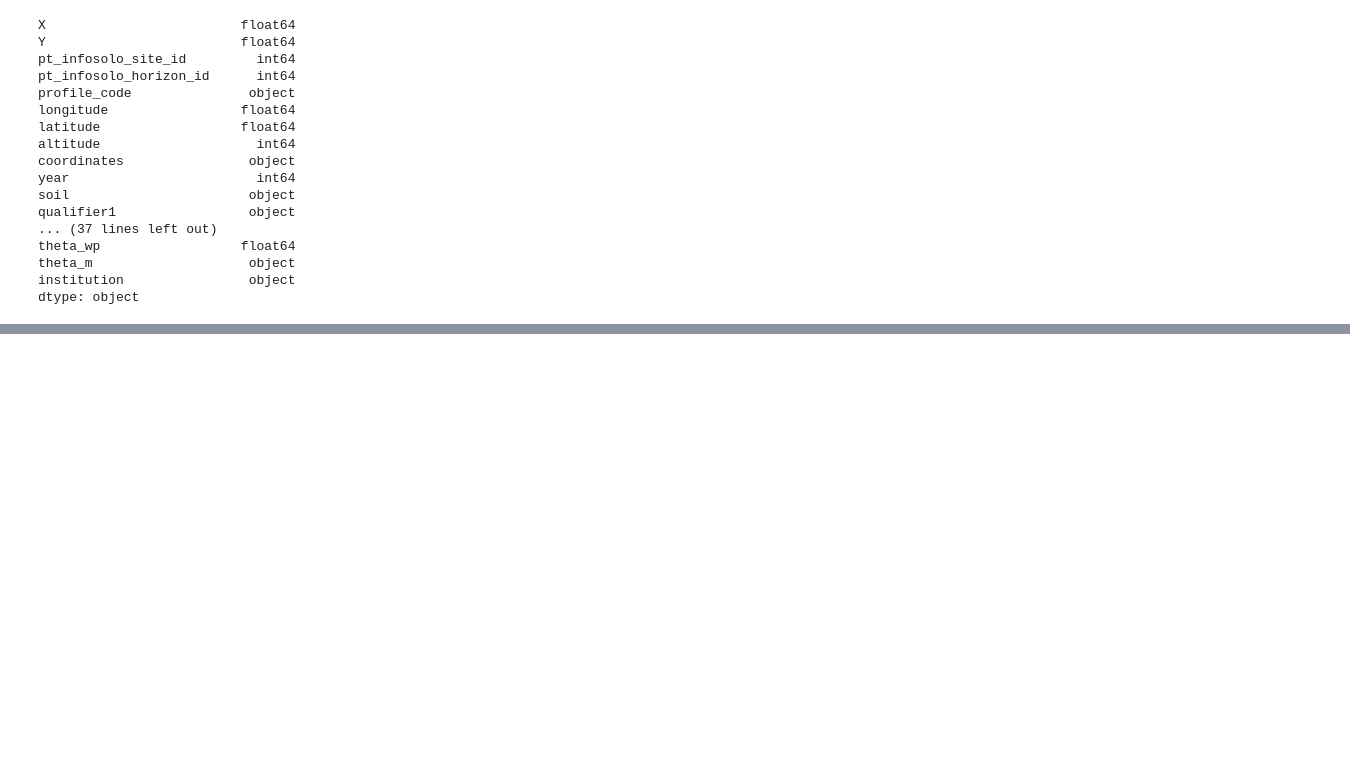
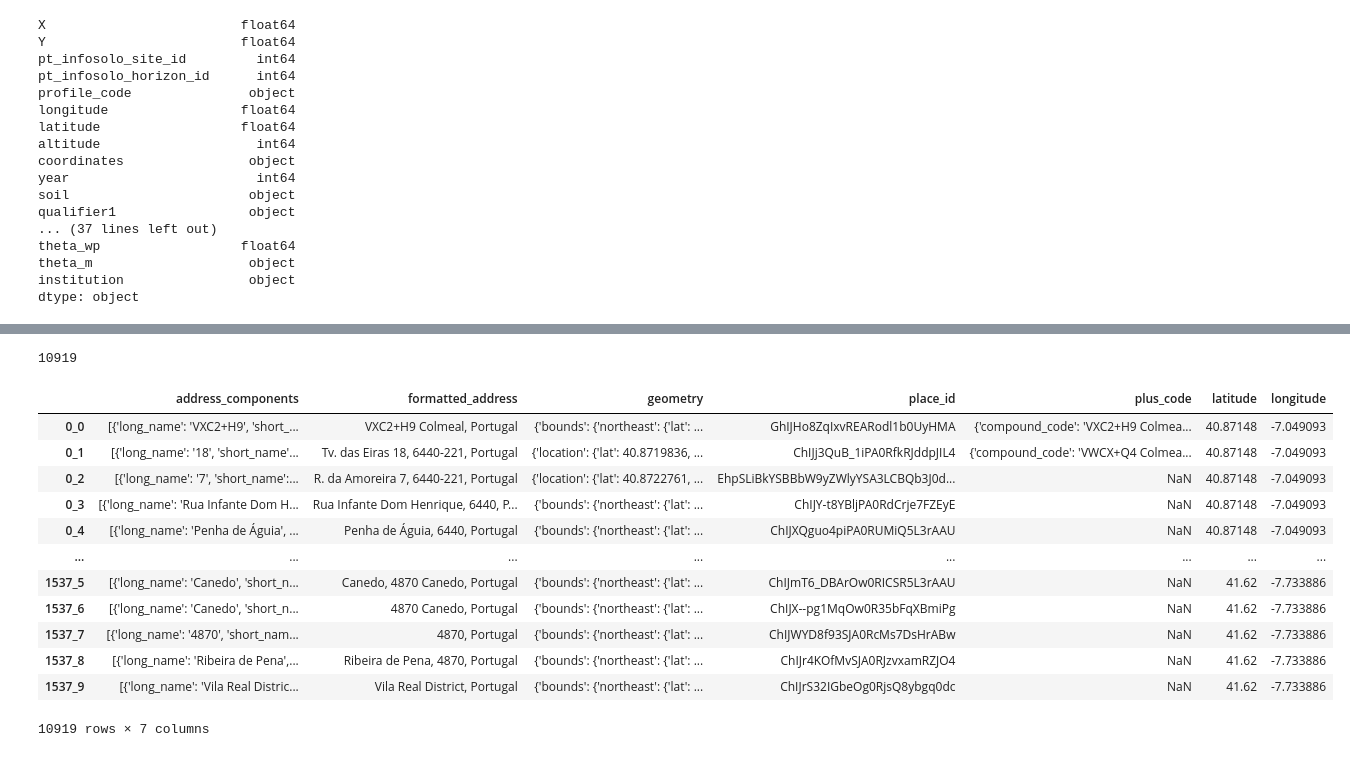
Before and after one commit to Johanvandeglind/cm_red_wine_group_7, a Jupyter notebook: Test_Geo.ipynb, the cells around one changed output, grey strips where cells are left out. Saved outputs shown, nothing was run; the diff lists cells and outputs as text; code cells hidden in the pictures; blank space fills up the shorter version.

```diff
--- a/Test_Geo.ipynb
+++ b/Test_Geo.ipynb
@@ -131,0 +106,5 @@ Created in <span style='font-weight:600;margin-left:4px;'>Deepnote</span></a>
+# %%
+# Dropping rows without a soil value
+geo_tmp['soil'].dropna(inplace = True)
+
+geo_tmp.drop(geo_tmp.loc[geo_tmp['soil'].isnull()].index, inplace=True)
@@ -131,0 +163,3 @@ Created in <span style='font-weight:600;margin-left:4px;'>Deepnote</span></a>
+# %%
+geo_tmp.drop_duplicates(subset=['latitude', 'longitude'],keep='last', inplace=True)
+# Removing duplicate coördinates to thin out the amount of markers on the map
@@ -131,0 +258,6 @@ Created in <span style='font-weight:600;margin-left:4px;'>Deepnote</span></a>
+# %%
+import requests
+import googlemaps
+gmaps = googlemaps.Client(key='AIzaSyAGB87IpIn12wgutDClLs3sn65B-HMxVHM')
+la_lo = (str(geo['latitude'].iloc[1]) + "," + str(geo['longitude'].iloc[1]))
+gmaps.reverse_geocode(la_lo)
@@ -131,0 +282,36 @@ Created in <span style='font-weight:600;margin-left:4px;'>Deepnote</span></a>
+# %%
+#http://maps.googleapis.com/maps/api/geocode/json?latlng=40.714224,-73.961452&sensor=false
+
+import requests
+import googlemaps
+gmaps = googlemaps.Client(key='AIzaSyAGB87IpIn12wgutDClLs3sn65B-HMxVHM')
+locations={}
+
+for i in range(0,len(geo_tmp)):
+    #pas op, longitude/latitude andersom bij google
+    la_lo = (str(geo['latitude'].iloc[i]) + "," + str(geo['longitude'].iloc[i]))
+    full_loc = gmaps.reverse_geocode(la_lo)
+    for x in range(len(full_loc)-1):
+        locations[f'{i}_{x}'] = gmaps.reverse_geocode(la_lo)[x]
+        locations[f'{i}_{x}']['latitude'] = geo['latitude'].iloc[i]
+        locations[f'{i}_{x}']['longitude'] = geo['longitude'].iloc[i]
+        locations[f'{i}_{x}'].pop('types')
+print(len(locations))
+big_lo_la_df = pd.DataFrame.from_dict(locations).transpose()
+
+big_lo_la_df
+# %% [output]
+10919
+|  | address_components | formatted_address | geometry | place_id | plus_code | latitude | longitude |
+| 0_0 | [{'long_name': 'VXC2+H9', 'short_... | VXC2+H9 Colmeal, Portugal | {'bounds': {'northeast': {'lat': ... | GhIJHo8ZqIxvREARodl1b0UyHMA | {'compound_code': 'VXC2+H9 Colmea... | 40.87148 | -7.049093 |
+| 0_1 | [{'long_name': '18', 'short_name'... | Tv. das Eiras 18, 6440-221, Portugal | {'location': {'lat': 40.8719836, ... | ChIJj3QuB_1iPA0RfkRJddpJIL4 | {'compound_code': 'VWCX+Q4 Colmea... | 40.87148 | -7.049093 |
+| 0_2 | [{'long_name': '7', 'short_name':... | R. da Amoreira 7, 6440-221, Portugal | {'location': {'lat': 40.8722761, ... | EhpSLiBkYSBBbW9yZWlyYSA3LCBQb3J0d... | NaN | 40.87148 | -7.049093 |
+| 0_3 | [{'long_name': 'Rua Infante Dom H... | Rua Infante Dom Henrique, 6440, P... | {'bounds': {'northeast': {'lat': ... | ChIJY-t8YBljPA0RdCrje7FZEyE | NaN | 40.87148 | -7.049093 |
+| 0_4 | [{'long_name': 'Penha de Águia', ... | Penha de Águia, 6440, Portugal | {'bounds': {'northeast': {'lat': ... | ChIJXQguo4piPA0RUMiQ5L3rAAU | NaN | 40.87148 | -7.049093 |
+| ... | ... | ... | ... | ... | ... | ... | ... |
+| 1537_5 | [{'long_name': 'Canedo', 'short_n... | Canedo, 4870 Canedo, Portugal | {'bounds': {'northeast': {'lat': ... | ChIJmT6_DBArOw0RICSR5L3rAAU | NaN | 41.62 | -7.733886 |
+| 1537_6 | [{'long_name': 'Canedo', 'short_n... | 4870 Canedo, Portugal | {'bounds': {'northeast': {'lat': ... | ChIJX--pg1MqOw0R35bFqXBmiPg | NaN | 41.62 | -7.733886 |
+| 1537_7 | [{'long_name': '4870', 'short_nam... | 4870, Portugal | {'bounds': {'northeast': {'lat': ... | ChIJWYD8f93SJA0RcMs7DsHrABw | NaN | 41.62 | -7.733886 |
+| 1537_8 | [{'long_name': 'Ribeira de Pena',... | Ribeira de Pena, 4870, Portugal | {'bounds': {'northeast': {'lat': ... | ChIJr4KOfMvSJA0RJzvxamRZJO4 | NaN | 41.62 | -7.733886 |
+| 1537_9 | [{'long_name': 'Vila Real Distric... | Vila Real District, Portugal | {'bounds': {'northeast': {'lat': ... | ChIJrS32IGbeOg0RjsQ8ybgq0dc | NaN | 41.62 | -7.733886 |
+10919 rows × 7 columns
```
Also changed, not shown: parts of 29 cells of this notebook, 6 other files.
